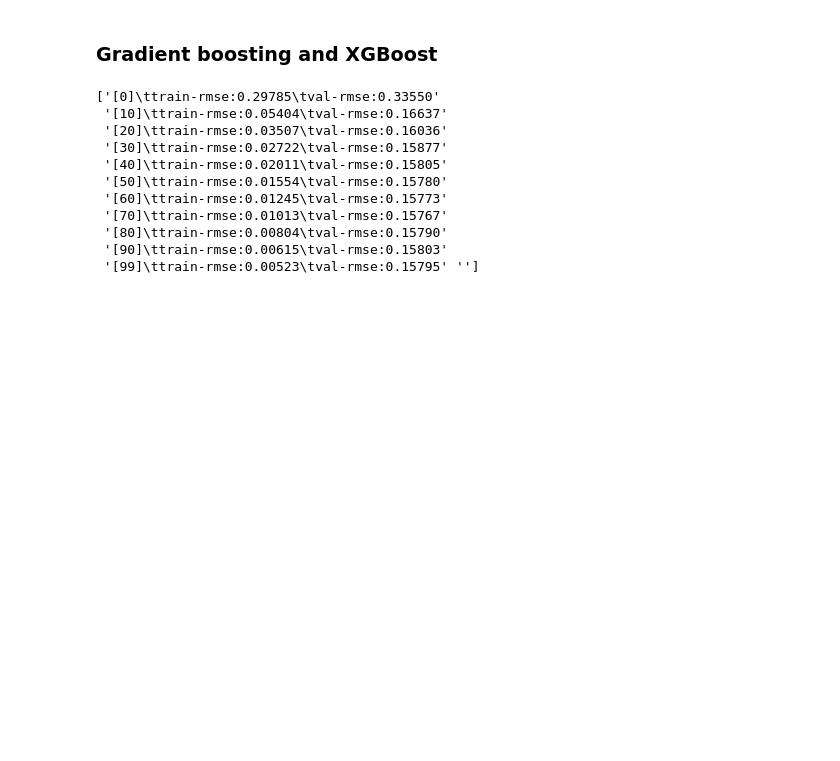
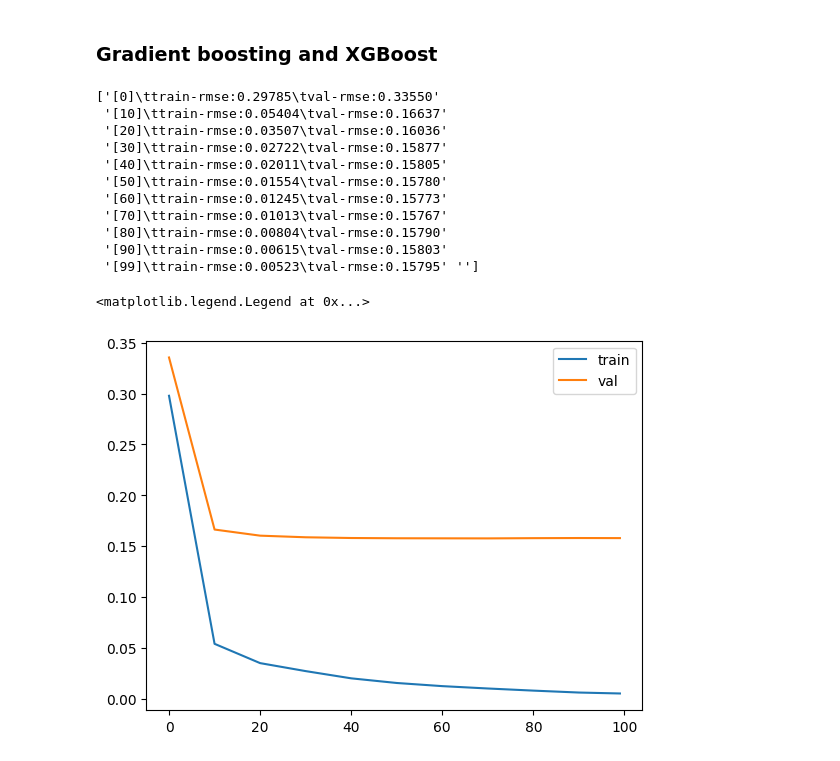
Before and after one commit to sarah-zhan/house_price_prediction, a Jupyter notebook: main.ipynb, the cells around one changed output. Saved outputs shown, nothing was run; the diff lists cells and outputs as text; code cells hidden in the pictures; blank space fills up the shorter version.

Commit message:
plot xgb result

```diff
--- a/main.ipynb
+++ b/main.ipynb
@@ -487,3 +487,12 @@ def xgb_output(output):
     columns = ["number_iter", "train_rmse", "val_rmse"]
     df_results = pd.DataFrame(results, columns=columns)
     return df_results
+# %%
+# plot xgb result
+df_score = xgb_output(output)
+plt.plot(df_score.number_iter, df_score.train_rmse, label="train")
+plt.plot(df_score.number_iter, df_score.val_rmse, label="val")
+plt.legend()
+# %% [output]
+<matplotlib.legend.Legend at 0x...>
+[figure, added]
```
